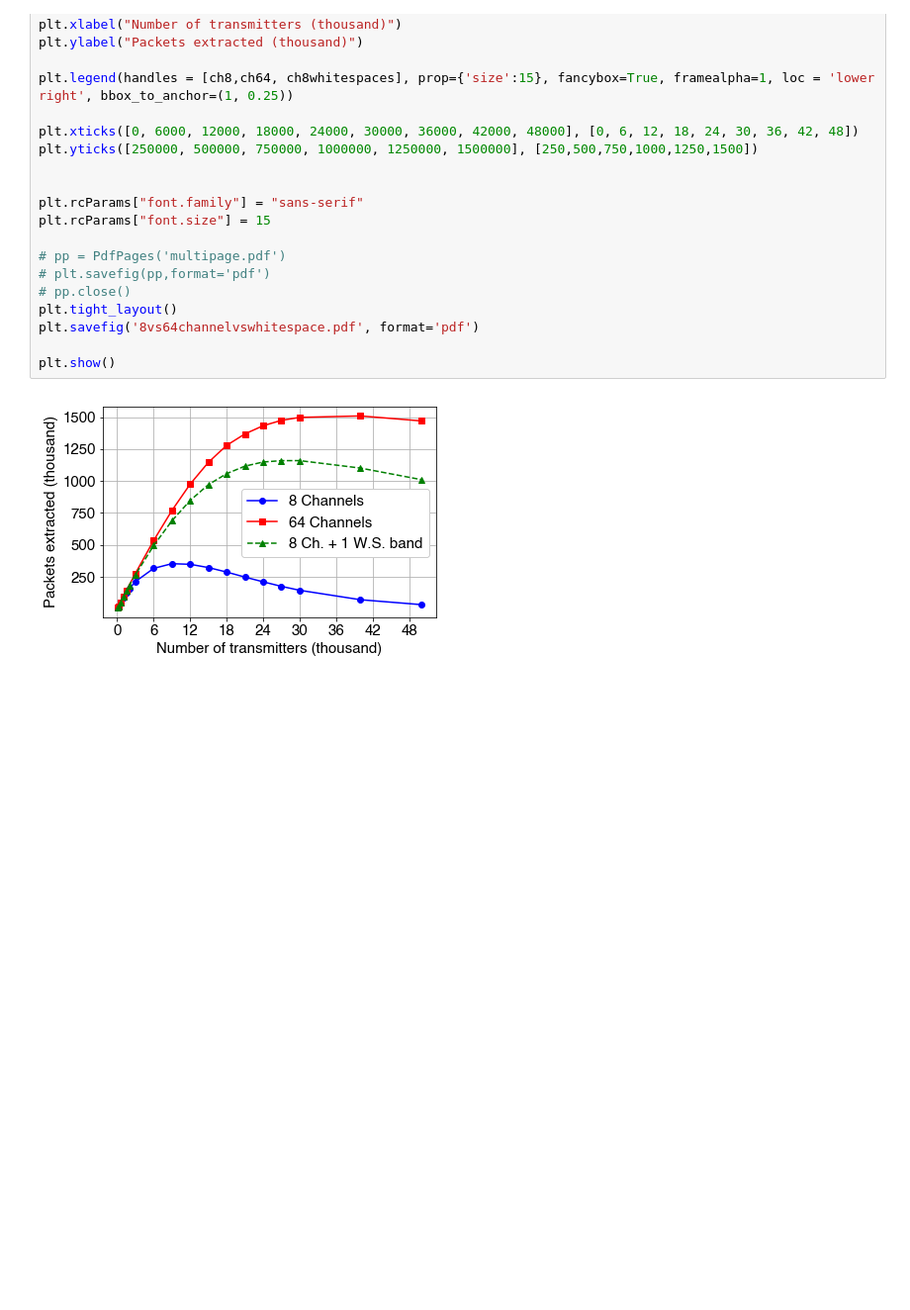
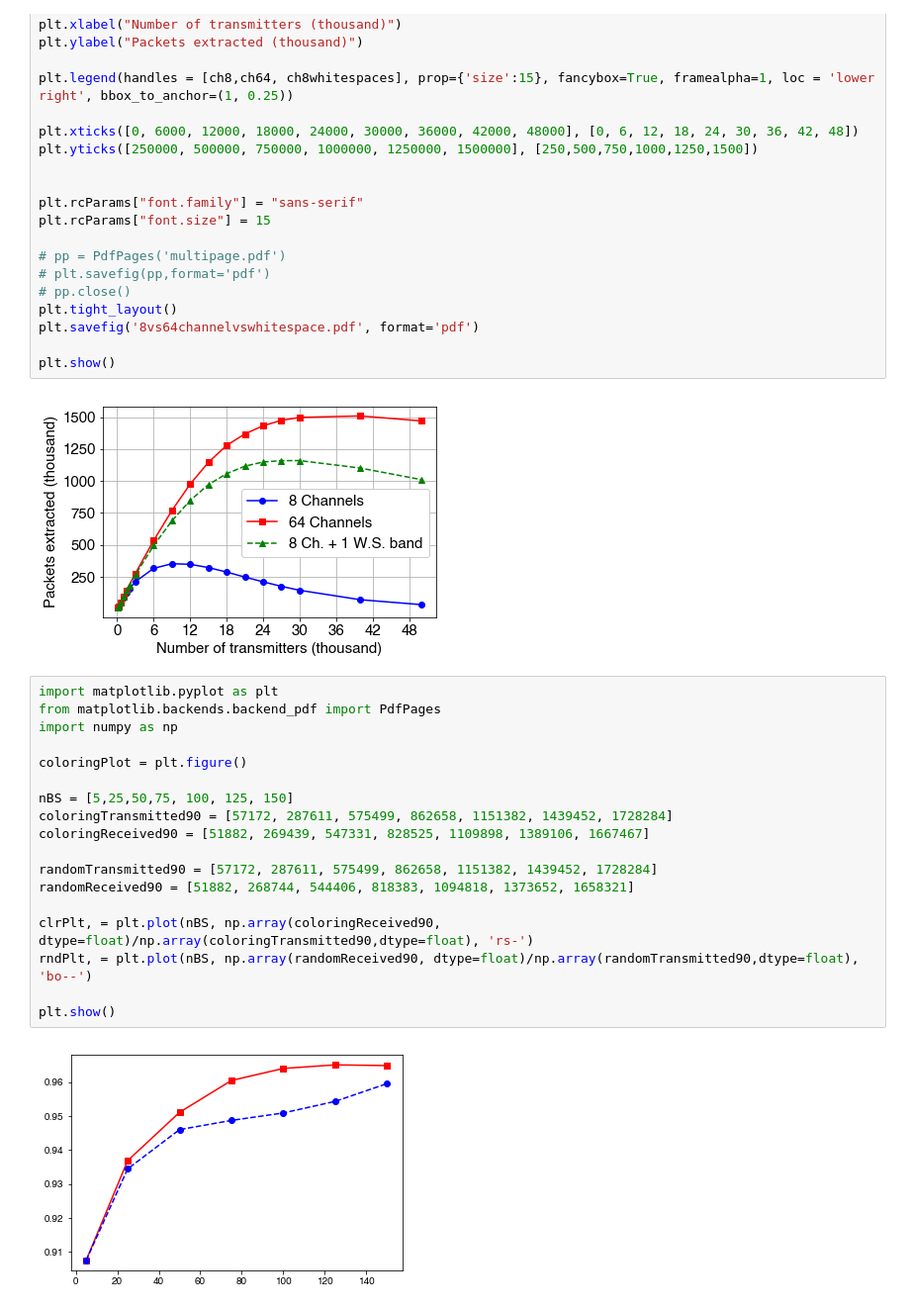
Before and after one commit to adwaitnd/lorasim, a Jupyter notebook: plots for sensys.ipynb, the cells around one changed output. Shown at 99% size. Saved outputs shown, nothing was run; the diff lists cells and outputs as text; blank space fills up the shorter version.

Commit message:
added some coloring plots

```diff
--- a/plots for sensys.ipynb
+++ b/plots for sensys.ipynb
@@ -56,3 +56,23 @@ plt.savefig('8vs64channelvswhitespace.pdf', format='pdf')
 plt.show()
 # %% [output]
 [figure]
+# %%
+import matplotlib.pyplot as plt
+from matplotlib.backends.backend_pdf import PdfPages
+import numpy as np
+
+coloringPlot = plt.figure()
+
+nBS = [5,25,50,75, 100, 125, 150]
+coloringTransmitted90 = [57172, 287611, 575499, 862658, 1151382, 1439452, 1728284]
+coloringReceived90 = [51882, 269439, 547331, 828525, 1109898, 1389106, 1667467]
+
+randomTransmitted90 = [57172, 287611, 575499, 862658, 1151382, 1439452, 1728284]
+randomReceived90 = [51882, 268744, 544406, 818383, 1094818, 1373652, 1658321]
+
+clrPlt, = plt.plot(nBS, np.array(coloringReceived90, dtype=float)/np.array(coloringTransmitted90,dtype=float), 'rs-')
+rndPlt, = plt.plot(nBS, np.array(randomReceived90, dtype=float)/np.array(randomTransmitted90,dtype=float), 'bo--')
+
+plt.show()
+# %% [output]
+[figure, added]
```
Also changed, not shown: 28 other files.
